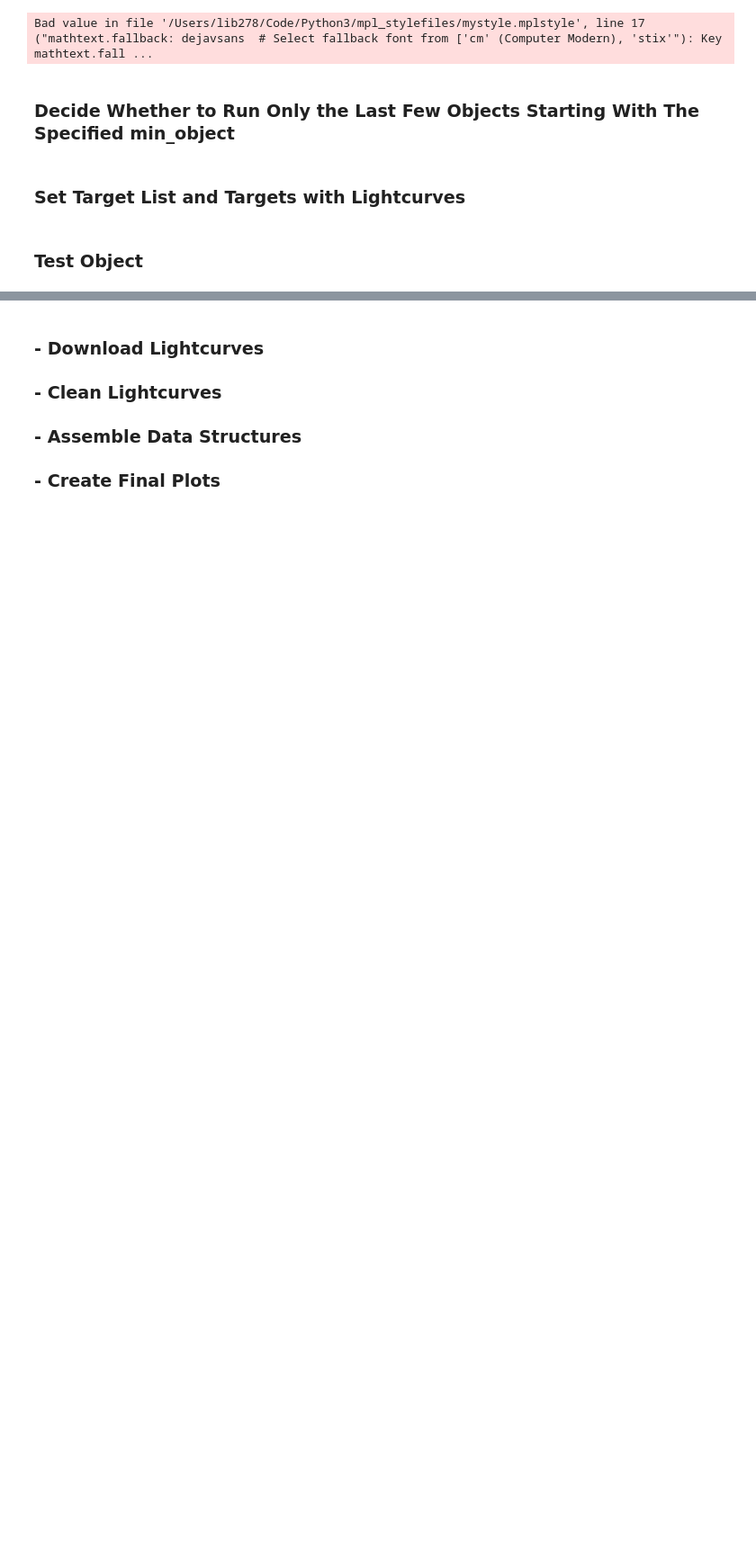
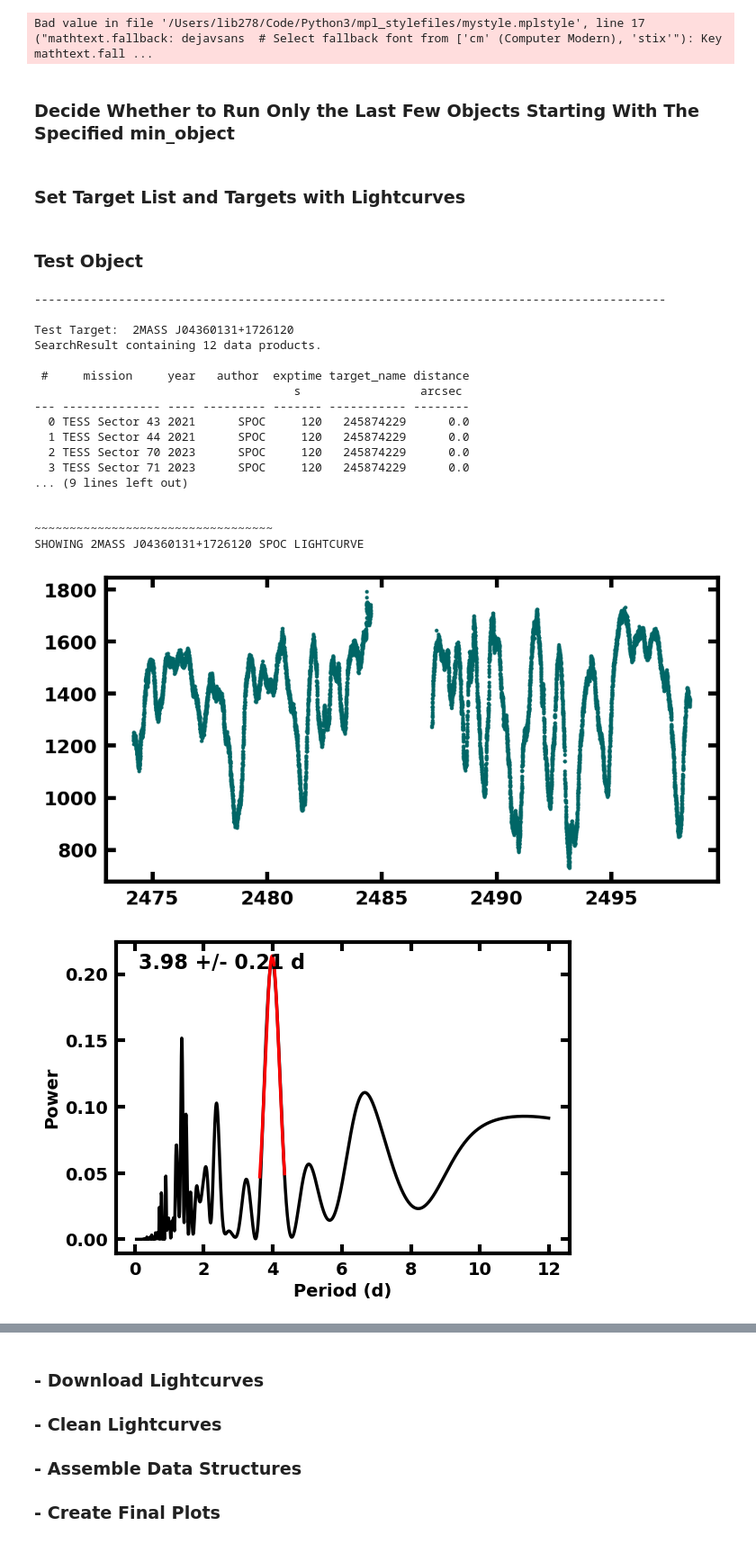
Before and after one commit to lbiddle/Primordial_Disks, a Jupyter notebook: YSO_Lightcurves.ipynb, the cells around one changed output, grey strips where cells are left out. Shown at 90% size. Drawn from its saved outputs; the diff is of its cells as text; code cells hidden in the pictures; blank space fills up the shorter version.

```diff
--- a/YSO_Lightcurves.ipynb
+++ b/YSO_Lightcurves.ipynb
@@ -467,7 +467,7 @@ def set_minmax_per(mission_str, target, xdat):
         if mission_str == 'TESS':
             max_per_id = max_per
             max_per = max_per
-            min_per_id = 1.8
+            min_per_id = min_per
             gauss_fit_range = 0.03 * max_per_id
     elif target == '2MASS J16154416-1921171':
         if mission_str == 'K2':
@@ -534,11 +534,23 @@ def set_minmax_per(mission_str, target, xdat):
         max_per = max_per
         min_per_id = min_per
         gauss_fit_range = 0.03 * max_per_id
-    # elif target == 'RX J1556.0-3655':
-    #     max_per_id = max_per
-    #     max_per = max_per
-    #     min_per_id = 7
-    #     gauss_fit_range = 0.03 * max_per_id
+    elif target == 'T Cha':
+        max_per_id = 6
+        max_per = max_per
+        min_per_id = 1.85
+        gauss_fit_range = 0.02 * max_per_id
+    elif target == '2MASS J04343128+1722201':
+        if mission_str == 'K2':
+            max_per_id = 12
+            max_per = 12
+            min_per_id = min_per
+            gauss_fit_range = 0.03 * max_per_id
+        if mission_str == 'TESS':
+            max_per_id = max_per
+            max_per = max_per
+            min_per_id = min_per
+            gauss_fit_range = 0.01 * max_per_id
+
 
 
 
@@ -1146,7 +1188,7 @@ for this_target in full_target_list:
 # %% [markdown]
 ### Test Object
 # %%
-do_object_test = False
+do_object_test = True
 do_test_lightcurve = True
 
 missions = ['TESS', 'K2']
@@ -1155,14 +1197,14 @@ missions = ['TESS', 'K2']
 
 
 # -------------------- SET TEST TARGET -------------------- #
-test_target = 'CW Tau'
+test_target = '2MASS J04360131+1726120'
 # -------------------------------------------------------- #
 
 # --------------------- SET AUTHOR ----------------------- #
 specify_author_in_test = True
 test_TESS_author = 'SPOC'
 # test_TESS_author = 'TESS-SPOC'
-test_TESS_author = 'QLP'
+# test_TESS_author = 'QLP'
 # test_TESS_author = 'CDIPS'
 # test_TESS_author = 'PATHOS'
 test_K2_author = 'K2'
@@ -1176,12 +1218,13 @@ TESS_QLP_targets = ['RX J1615.3-3255', 'V1094 Sco', 'SY Cha', 'Sz 98', 'Sz 90',
                     'Sz 58', 'Sz 61', '2MASS J16124373-3815031', '2MASS J16000236-4222145',
                     'RX J1842.9-3532', 'Sz 111', 'V409 Tau', 'DM Tau', 'CT Cha',
                     '2MASS J04334465+2615005', '2MASS J16090141-3925119', 'RY Tau',
-                    'RX J1556.0-3655', 'DS Tau', 'Ass Cha T 1-27', 'CW Tau']
-TESS_SPOC_targets = []
+                    'RX J1556.0-3655', 'DS Tau', 'Ass Cha T 1-27', 'CW Tau',
+                    '2MASS_J04343128+1722201']
+TESS_SPOC_targets = []  # ['T Cha']
 TESS_CDIPS_targets = []
 TESS_PATHOS_targets = []
 # -------- SET OPTIONAL K2 AUTHOR FOR FINAL PLOTS -------- #
-K2_K2SFF_targets = ['2MASS J16142029-1906481', 'LkHa 358', 'Elias 2-24']
+K2_K2SFF_targets = ['2MASS J16142029-1906481', 'LkHa 358', 'Elias 2-24', '2MASS J04343128+1722201']
 K2_EVEREST_targets = ['2MASS J04322210+1827426', 'AA Tau', '2MASS J16163345-2521505',
                       '2MASS J16154416-1921171', '2MASS J16042165-2130284']
 # -------------------------------------------------------- #
@@ -1189,7 +1232,7 @@ K2_EVEREST_targets = ['2MASS J04322210+1827426', 'AA Tau', '2MASS J16163345-2521
 
 # ---------------- SET SECTOR OR CAMPAIGN ---------------- #
 specify_sector_or_campaign_in_test = False
-test_TESS_sector = 70
+test_TESS_sector = 43
 test_K2_campaign = 2
 # -------------------------------------------------------- #
 
@@ -1238,30 +1281,50 @@ if do_object_test == True:
 
             x_plot = lc_test.time.value
 
             if test_author == 'SPOC' or test_author == 'TESS-SPOC' or test_author == 'K2':
                 y_plot = lc_test.pdcsap_flux.value
                 y_plot_err = lc_test.pdcsap_flux_err.value
             if test_author == 'QLP' or test_author == 'EVEREST' or test_author == 'K2SFF' or test_author == 'CDIPS' or test_author == 'PATHOS':
                 y_plot = lc_test.flux.value
                 y_plot_err = [1e-7] * len(y_plot)
 
 
             # print(lc.meta)
 
             if specify_sector_or_campaign_in_test == True:
                 print('\n\n~~~~~~~~~~~~~~~~~~~~~~~~~~~~~~~~~~\nSHOWING ' + test_target + ' ' + test_author + ' LIGHTCURVE FOR ' + test_chapter_id)
             else:
                 print('\n\n~~~~~~~~~~~~~~~~~~~~~~~~~~~~~~~~~~\nSHOWING ' + test_target + ' ' + test_author + ' LIGHTCURVE')
             testfig = plt.figure(figsize=(8, 4), dpi=150)
             axtest = testfig.add_subplot(111)
             axtest.scatter(x_plot, y_plot, s=np.pi*(1)**2)
             testfig.show()
             # testfig.close()
 
             per_x, per_y, peak_signal, pse_x, lcv_y, pse_x_binned, pse_y_binned, pse_y_err_binned = compute_periodogram_and_phase_curve(lcv_x=x_plot, lcv_y=y_plot, lcv_y_err=y_plot_err, mission_str=do_mission_test, target=test_target, plot_period_identification=True)
             testfig2 = plt.figure(figsize=(5, 4), dpi=150)
             axtest = testfig2.add_subplot(111)
             axtest.set_title(test_target + '  ' + 'peak per = ' + str(np.round(peak_signal[0], 2)) + ' d')
             axtest.plot(per_x, per_y, color='#000000', lw=1.5)
             testfig2.show()
             # testfig2.close()
+# %% [output]
+------------------------------------------------------------------------------------------
+
+Test Target:  2MASS J04360131+1726120
+SearchResult containing 12 data products.
+
+ #     mission     year   author  exptime target_name distance
+                                     s                 arcsec
+--- -------------- ---- --------- ------- ----------- --------
+  0 TESS Sector 43 2021      SPOC     120   245874229      0.0
+  1 TESS Sector 44 2021      SPOC     120   245874229      0.0
+  2 TESS Sector 70 2023      SPOC     120   245874229      0.0
+  3 TESS Sector 71 2023      SPOC     120   245874229      0.0
+... (9 lines left out)
+
+
+~~~~~~~~~~~~~~~~~~~~~~~~~~~~~~~~~~
+SHOWING 2MASS J04360131+1726120 SPOC LIGHTCURVE
+[figure, added]
+[figure, added]
```
Also changed, not shown: parts of 9 cells of this notebook, 1 other file.
